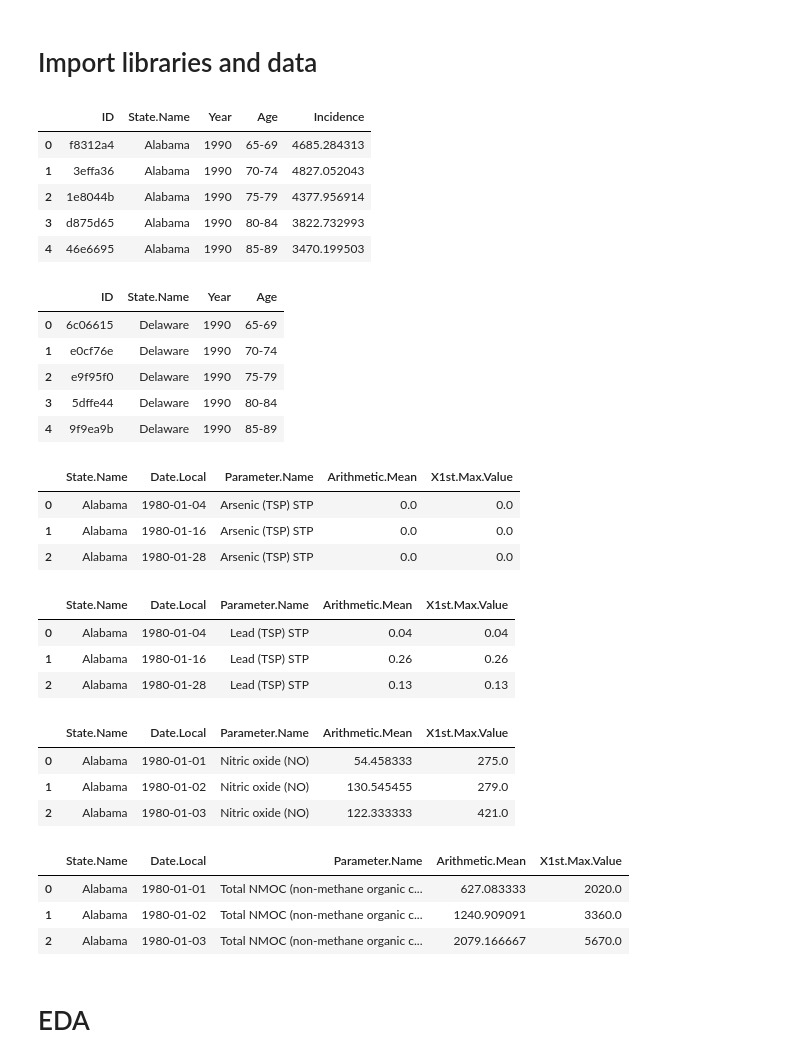
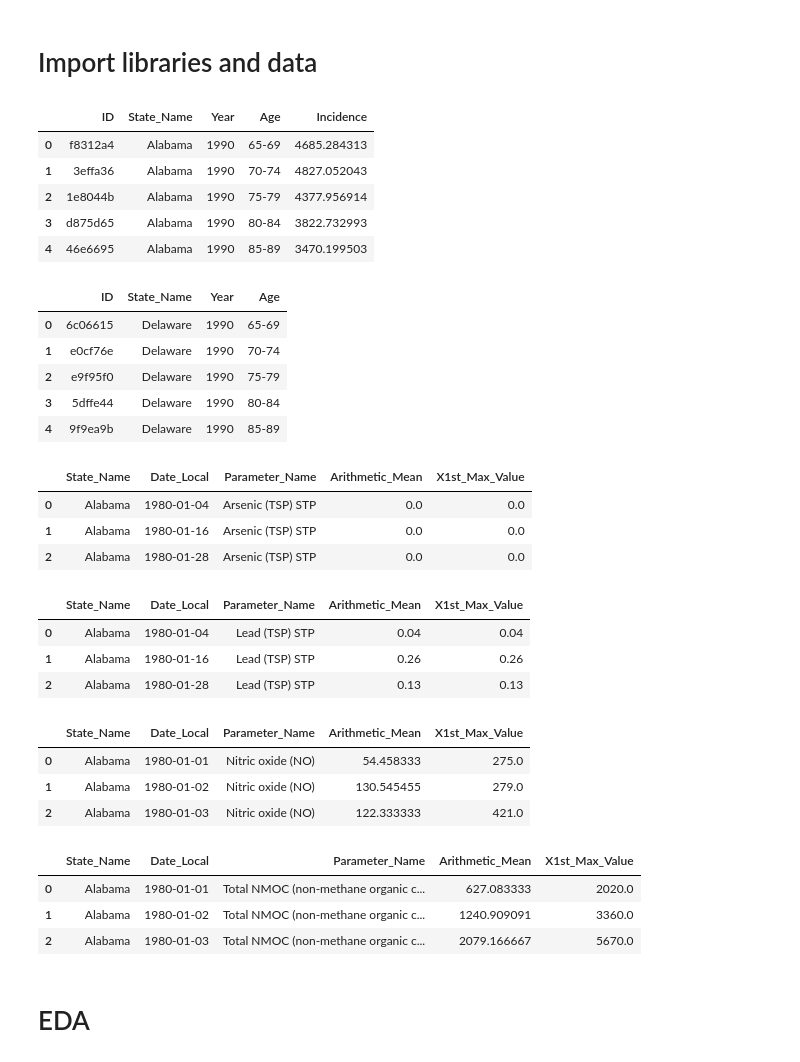
Before and after one commit to AlanAndrews/Air_toxicity, a Jupyter notebook: EDA/EDA.ipynb, the cells around one changed output. Drawn from its saved outputs; the diff is of its cells as text; code cells hidden in the pictures.

```diff
--- a/EDA/EDA.ipynb
+++ b/EDA/EDA.ipynb
@@ -9,20 +9,22 @@ import pyarrow.parquet as pq  # library to read parquet files
 # %%
 # train data base
 
-train = pd.read_csv('train.csv')
+train = pd.read_csv('../train.csv')
+train.rename(columns = {'State.Name':'State_Name'}, inplace = True)
 train.head()
 # %% [output]
-|  | ID | State.Name | Year | Age | Incidence |
+|  | ID | State_Name | Year | Age | Incidence |
 | 0 | f8312a4 | Alabama | 1990 | 65-69 | 4685.284313 |
 | 1 | 3effa36 | Alabama | 1990 | 70-74 | 4827.052043 |
 | 2 | 1e8044b | Alabama | 1990 | 75-79 | 4377.956914 |
 | 3 | d875d65 | Alabama | 1990 | 80-84 | 3822.732993 |
 | 4 | 46e6695 | Alabama | 1990 | 85-89 | 3470.199503 |
 # %%
-test = pd.read_csv('test.csv')
+test = pd.read_csv('../test.csv')
+test.rename(columns = {'State.Name':'State_Name'}, inplace = True)
 test.head()
 # %% [output]
-|  | ID | State.Name | Year | Age |
+|  | ID | State_Name | Year | Age |
 | 0 | 6c06615 | Delaware | 1990 | 65-69 |
 | 1 | e0cf76e | Delaware | 1990 | 70-74 |
 | 2 | e9f95f0 | Delaware | 1990 | 75-79 |
@@ -31,40 +33,52 @@ test.head()
 # %%
 # read parquet file and make it pandas dataframe
 
-haps = pq.read_table('supplementary_HAPS.parquet').to_pandas()
+haps = pq.read_table('../supplementary_HAPS.parquet').to_pandas()
+haps.rename(columns = {'State.Name':'State_Name','Date.Local':'Date_Local',
+                       'Parameter.Name':'Parameter_Name','Arithmetic.Mean':'Arithmetic_Mean',
+                       'X1st.Max.Value':'X1st_Max_Value'}, inplace = True)
 haps.head(3)
 # %% [output]
-|  | State.Name | Date.Local | Parameter.Name | Arithmetic.Mean | X1st.Max.Value |
+|  | State_Name | Date_Local | Parameter_Name | Arithmetic_Mean | X1st_Max_Value |
 | 0 | Alabama | 1980-01-04 | Arsenic (TSP) STP | 0.0 | 0.0 |
 | 1 | Alabama | 1980-01-16 | Arsenic (TSP) STP | 0.0 | 0.0 |
 | 2 | Alabama | 1980-01-28 | Arsenic (TSP) STP | 0.0 | 0.0 |
 # %%
 # lead parquet file into pandas dataframe
 
-lead = pq.read_table('supplementary_LEAD.parquet').to_pandas()
+lead = pq.read_table('../supplementary_LEAD.parquet').to_pandas()
+lead.rename(columns = {'State.Name':'State_Name','Date.Local':'Date_Local',
+                       'Parameter.Name':'Parameter_Name','Arithmetic.Mean':'Arithmetic_Mean',
+                       'X1st.Max.Value':'X1st_Max_Value'}, inplace = True)
 lead.head(3)
 # %% [output]
-|  | State.Name | Date.Local | Parameter.Name | Arithmetic.Mean | X1st.Max.Value |
+|  | State_Name | Date_Local | Parameter_Name | Arithmetic_Mean | X1st_Max_Value |
 | 0 | Alabama | 1980-01-04 | Lead (TSP) STP | 0.04 | 0.04 |
 | 1 | Alabama | 1980-01-16 | Lead (TSP) STP | 0.26 | 0.26 |
 | 2 | Alabama | 1980-01-28 | Lead (TSP) STP | 0.13 | 0.13 |
 # %%
 # nono parquete file into pandas dataframe
 
-nono = pq.read_table('supplementary_NONOxNOy.parquet').to_pandas()
+nono = pq.read_table('../supplementary_NONOxNOy.parquet').to_pandas()
+nono.rename(columns = {'State.Name':'State_Name','Date.Local':'Date_Local',
+                       'Parameter.Name':'Parameter_Name','Arithmetic.Mean':'Arithmetic_Mean',
+                       'X1st.Max.Value':'X1st_Max_Value'}, inplace = True)
 nono.head(3)
 # %% [output]
-|  | State.Name | Date.Local | Parameter.Name | Arithmetic.Mean | X1st.Max.Value |
+|  | State_Name | Date_Local | Parameter_Name | Arithmetic_Mean | X1st_Max_Value |
 | 0 | Alabama | 1980-01-01 | Nitric oxide (NO) | 54.458333 | 275.0 |
 | 1 | Alabama | 1980-01-02 | Nitric oxide (NO) | 130.545455 | 279.0 |
 | 2 | Alabama | 1980-01-03 | Nitric oxide (NO) | 122.333333 | 421.0 |
 # %%
 #vocs parquet file into pandas dataframe
 
-vocs = pq.read_table('supplementary_VOCS.parquet').to_pandas()
+vocs = pq.read_table('../supplementary_VOCS.parquet').to_pandas()
+vocs.rename(columns = {'State.Name':'State_Name','Date.Local':'Date_Local',
+                       'Parameter.Name':'Parameter_Name','Arithmetic.Mean':'Arithmetic_Mean',
+                       'X1st.Max.Value':'X1st_Max_Value'}, inplace = True)
 vocs.head(3)
 # %% [output]
-|  | State.Name | Date.Local | Parameter.Name | Arithmetic.Mean | X1st.Max.Value |
+|  | State_Name | Date_Local | Parameter_Name | Arithmetic_Mean | X1st_Max_Value |
 | 0 | Alabama | 1980-01-01 | Total NMOC (non-methane organic c... | 627.083333 | 2020.0 |
 | 1 | Alabama | 1980-01-02 | Total NMOC (non-methane organic c... | 1240.909091 | 3360.0 |
 | 2 | Alabama | 1980-01-03 | Total NMOC (non-methane organic c... | 2079.166667 | 5670.0 |
```
Also changed, not shown: parts of 61 cells of this notebook.
